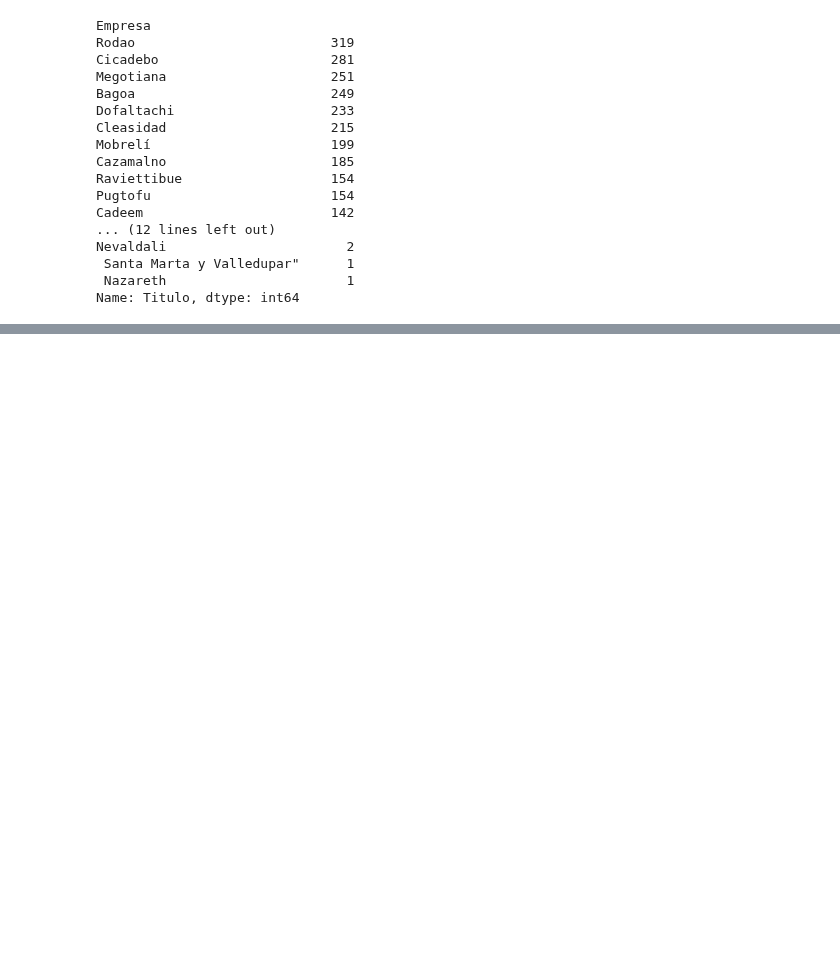
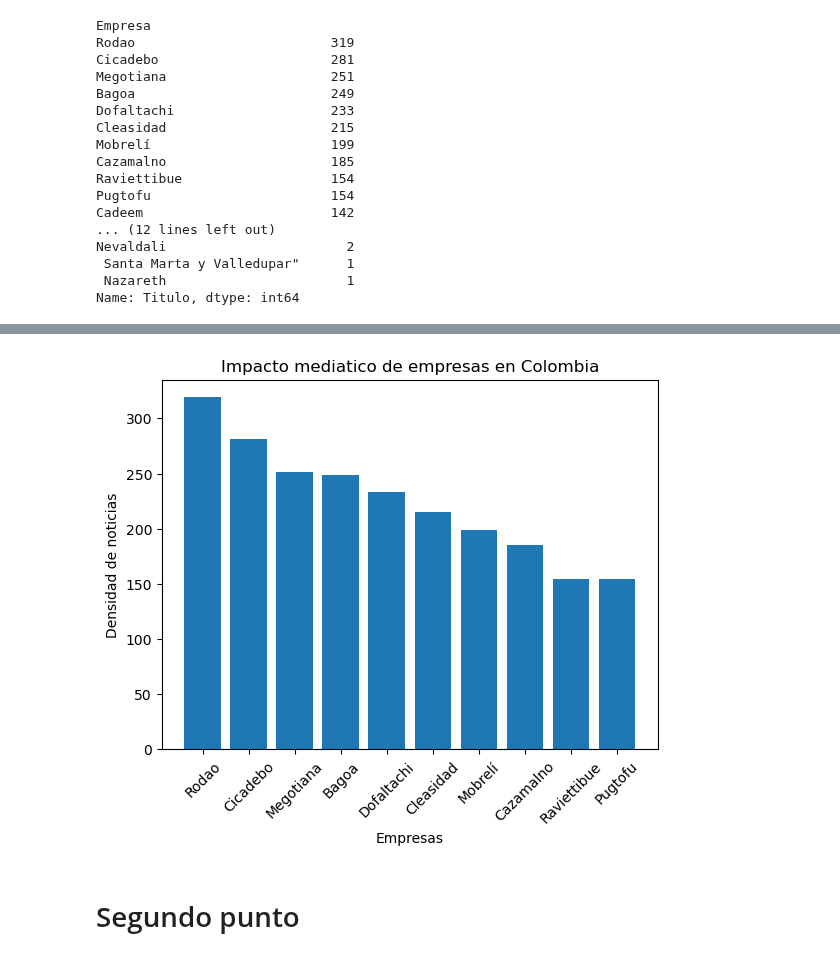
Before and after one commit to 0Ellias0/accenture_study_case, a Jupyter notebook: solution.ipynb, the cells around one changed output, grey strips where cells are left out. Saved outputs shown, nothing was run; the diff lists cells and outputs as text; code cells hidden in the pictures; blank space fills up the shorter version.

```diff
--- a/solution.ipynb
+++ b/solution.ipynb
@@ -55,0 +63,15 @@ plt.show()
+# %%
+# Grafico de barras de las 10 empresas con mas volumen de noticias
+
+# Estas seria las empresas que podrian estar mas interesadas en contratar el servicio de consultoria
+
+plt.bar(companies_new_vol.index[:10], companies_new_vol.values[:10])
+plt.xlabel('Empresas')
+plt.ylabel('Densidad de noticias')
+plt.title('Impacto mediatico de empresas en Colombia')
+plt.xticks(rotation=45)
+plt.show()
+# %% [output]
+[figure, added]
+# %% [markdown]
+# Segundo punto
```
Also changed, not shown: parts of 5 cells of this notebook.
